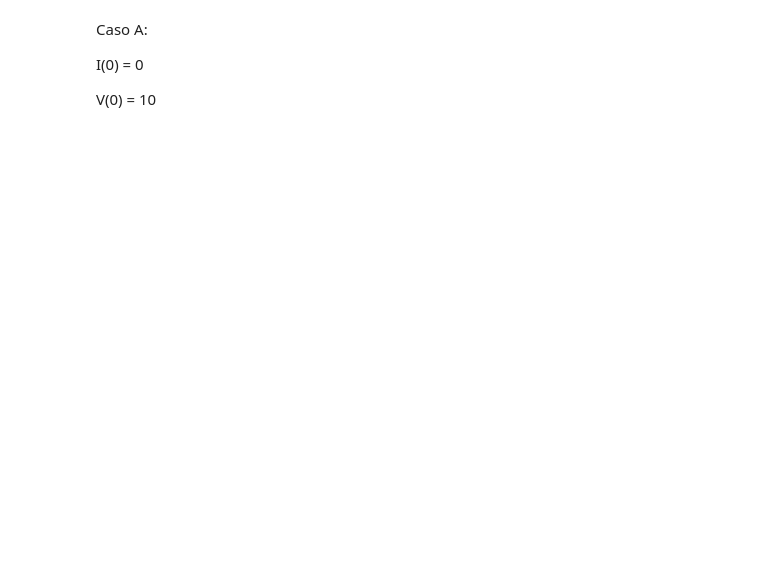
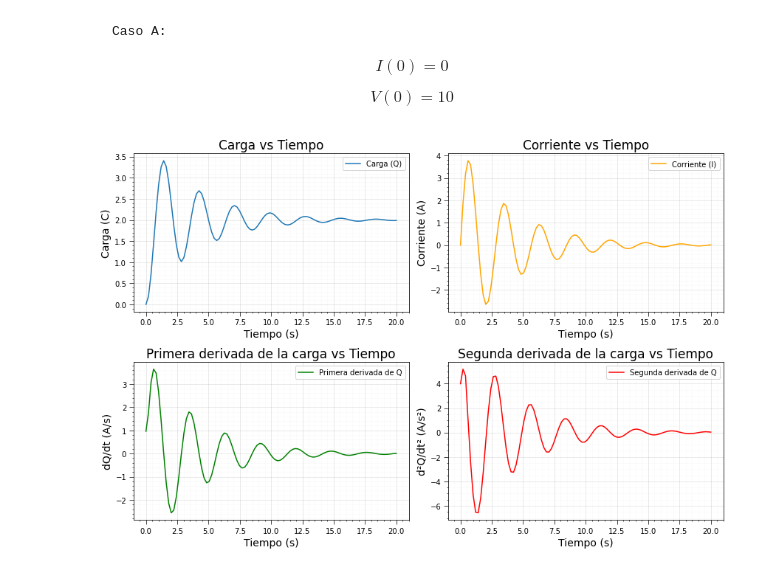
Before and after one commit to Cricea/imec-2001-CristianEspejoA, a Jupyter notebook: project/proyecto 1.ipynb, the cells around one changed output. Cells and saved outputs as stored; diff of their text form; code cells hidden in the pictures; blank space fills up the shorter version.

```diff
--- a/project/proyecto 1.ipynb
+++ b/project/proyecto 1.ipynb
@@ -361,30 +233,101 @@ def resolver_circuito_RLC(L, R, C, V, Q0, I0, t):
 
     return (Q, I, dQ_dt, d2Q_dt2)
 # %% [markdown]
-Caso A:
+    Caso A:
 
-I(0) = 0
+$$ I(0) = 0 $$
 
-V(0) = 10
+$$ V(0) = 10 $$
 # %%
+# GRAFICOS A
 # Especificación de las variables
 L = 1.0  # Inductancia [Henrys]
 R = 0.5  # Resistencia [Ohms]
 C = 0.2  # Capacitancia [Farads]
 
 # Definición de la función de voltaje V(t)
 def V(t):
     return 10.0  # Constante 10 V
 
 # Condiciones iniciales
 Q0a = 0.0  # Condición inicial de carga
 I0a = 0.0  # Condición inicial de corriente
 
 # Intervalo de tiempo de 0 a 20 segundos
 t = np.linspace(0, 20, 100)
 
-# Resolver el circuito RLC
+# Solución caso A
 Qa, Ia, dQ_dt_a, d2Q_dt2_a = resolver_circuito_RLC(L, R, C, V, Q0a, I0a, t)
 
 #print(resolver_circuito_RLC(L, R, C, V, Q0a, I0a, t))
+
+import matplotlib.pyplot as plt
+
+# Graficar los resultados para el caso a
+plt.figure(figsize=(12, 8))
+
+# Gráfico de Q(t)
+plt.subplot(2, 2, 1)
+plt.plot(t, Qa, label='Carga (Q)')
+plt.title('Carga vs Tiempo',fontsize=17)
+plt.xlabel('Tiempo (s)', fontsize=14)
+plt.ylabel('Carga (C)', fontsize=14)
+plt.rcParams['axes.axisbelow'] = True
+plt.tick_params(direction='out', length=6, width=0.7, grid_alpha=0.2)
+plt.xticks(rotation=0)
+plt.minorticks_on()
+plt.grid(True)
+plt.grid(visible=True, which='major', color='grey', linestyle='-')
+plt.grid(visible=True, which='minor', color='lightgrey', linestyle='-', alpha=0.1)
+plt.legend()
+
+# Gráfico de I(t)
+plt.subplot(2, 2, 2)
+plt.plot(t, Ia, label='Corriente (I)', color='orange')
+plt.title('Corriente vs Tiempo',fontsize=17)
+plt.xlabel('Tiempo (s)',fontsize=14)
+plt.ylabel('Corriente (A)',fontsize=14)
+plt.rcParams['axes.axisbelow'] = True
+plt.tick_params(direction='out', length=6, width=0.7, grid_alpha=0.2)
+plt.xticks(rotation=0)
+plt.minorticks_on()
+plt.grid(True)
+plt.grid(visible=True, which='major', color='grey', linestyle='-')
+plt.grid(visible=True, which='minor', color='lightgrey', linestyle='-', alpha=0.1)
+plt.legend()
+
+# Gráfico de la primera derivada de Q
+plt.subplot(2, 2, 3)
+plt.plot(t, dQ_dt_a, label='Primera derivada de Q', color='green')
+plt.title('Primera derivada de la carga vs Tiempo',fontsize=17)
+plt.xlabel('Tiempo (s)',fontsize=14)
+plt.ylabel('dQ/dt (A/s)',fontsize=14)
+plt.rcParams['axes.axisbelow'] = True
+plt.tick_params(direction='out', length=6, width=0.7, grid_alpha=0.2)
+plt.xticks(rotation=0)
+plt.minorticks_on()
+plt.grid(True)
+plt.grid(visible=True, which='major', color='grey', linestyle='-')
+plt.grid(visible=True, which='minor', color='lightgrey', linestyle='-', alpha=0.1)
+plt.legend()
+
+# Gráfico de la segunda derivada de Q
+plt.subplot(2, 2, 4)
+plt.plot(t, d2Q_dt2_a, label='Segunda derivada de Q', color='red')
+plt.title('Segunda derivada de la carga vs Tiempo',fontsize=17)
+plt.xlabel('Tiempo (s)',fontsize=14)
+plt.ylabel('d²Q/dt² (A/s²)',fontsize=14)
+plt.rcParams['axes.axisbelow'] = True
+plt.tick_params(direction='out', length=6, width=0.7, grid_alpha=0.2)
+plt.xticks(rotation=0)
+plt.minorticks_on()
+plt.grid(True)
+plt.grid(visible=True, which='major', color='grey', linestyle='-')
+plt.grid(visible=True, which='minor', color='lightgrey', linestyle='-', alpha=0.1)
+plt.legend()
+
+plt.tight_layout()
+plt.show()
+# %% [output]
+[figure, added]
 # %% [markdown]
```
Also changed, not shown: parts of 17 cells of this notebook.
